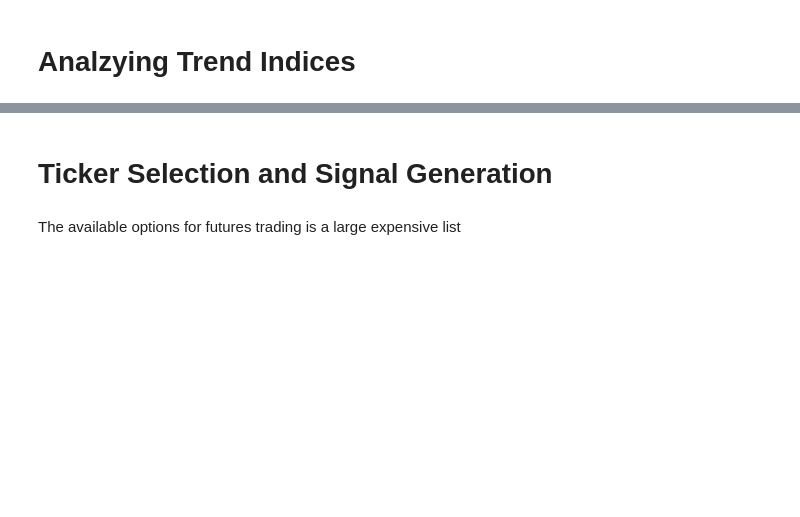
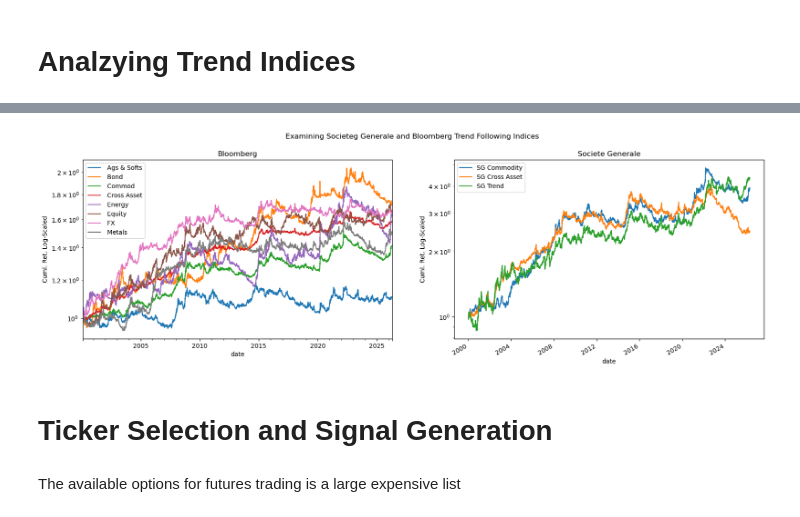
Before and after one commit to diegodalvarez/TrendSystem, a Jupyter notebook: Research/ExPostAnalysis/1IndexReplication.ipynb, the cells around one changed output, grey strips where cells are left out. Drawn from its saved outputs; the diff is of its cells as text; code cells hidden in the pictures; blank space fills up the shorter version.

```diff
--- a/Research/ExPostAnalysis/1IndexReplication.ipynb
+++ b/Research/ExPostAnalysis/1IndexReplication.ipynb
@@ -128,3 +132,33 @@ plt.show()
+# %%
+df_trend_prep = (df_raw_trend_idx.rename(
+    columns = {"security": "Ticker"}).
+    merge(right = df_idx_ticker, how = "inner", on = ["Ticker"]).
+    query("Provider == ['Societe Generale', 'Bloomberg']").
+    drop(columns = ["File", "BBG Index Provider", "Name"]))
+# %%
+providers = df_trend_prep.Provider.drop_duplicates().sort_values().to_list()
+fig, axes = plt.subplots(ncols = len(providers), figsize = (20,6))
+
+for provider, ax in zip(providers, axes.flatten()):
+
+    (df_trend_prep.query(
+        "Provider == @provider").
+        assign(PlotName = lambda x: x.PlotName.str.replace(provider, "")).
+        rename(columns = {"PlotName": ""}).
+        pivot(index = "date", columns = "", values = "PX_LAST").
+        dropna().
+        pct_change().
+        apply(lambda x: np.cumprod(1 + x)).
+        plot(
+            logy   = True,
+            ax     = ax,
+            title  = provider,
+            ylabel = "Cuml. Ret. Log-Scaled"))
+
+fig.suptitle("Examining Societeg Generale and Bloomberg Trend Following Indices")
+plt.show()
+# %% [output]
+[figure, added]
 # %% [markdown]
 # Ticker Selection and Signal Generation
 # %% [markdown]
```
Also changed, not shown: parts of 15 cells of this notebook.
